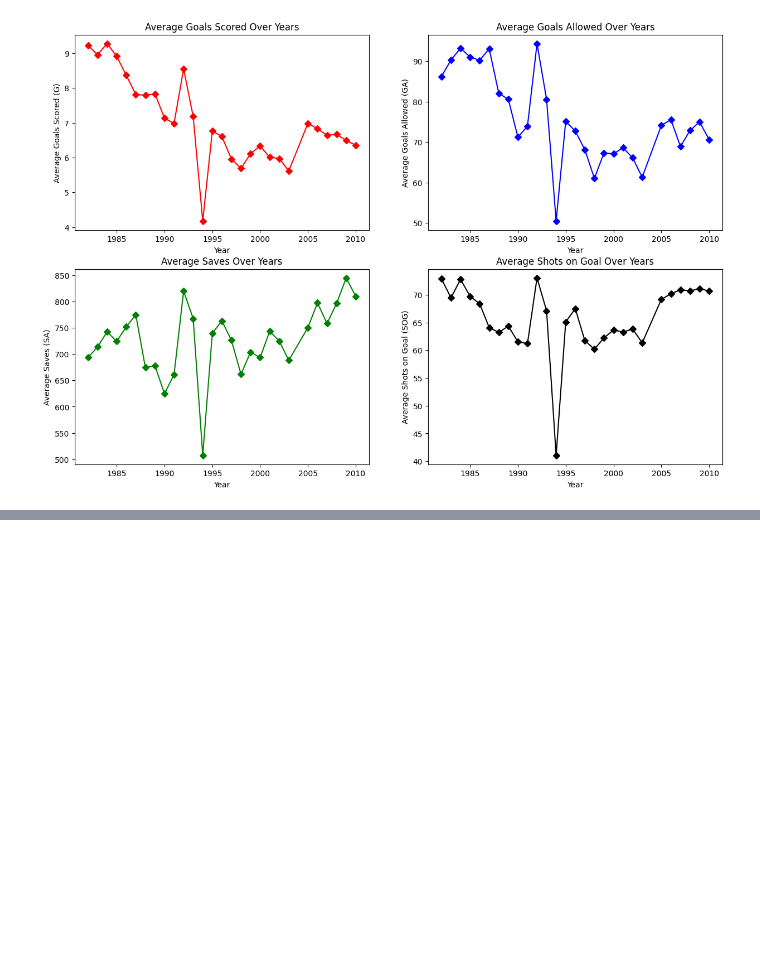
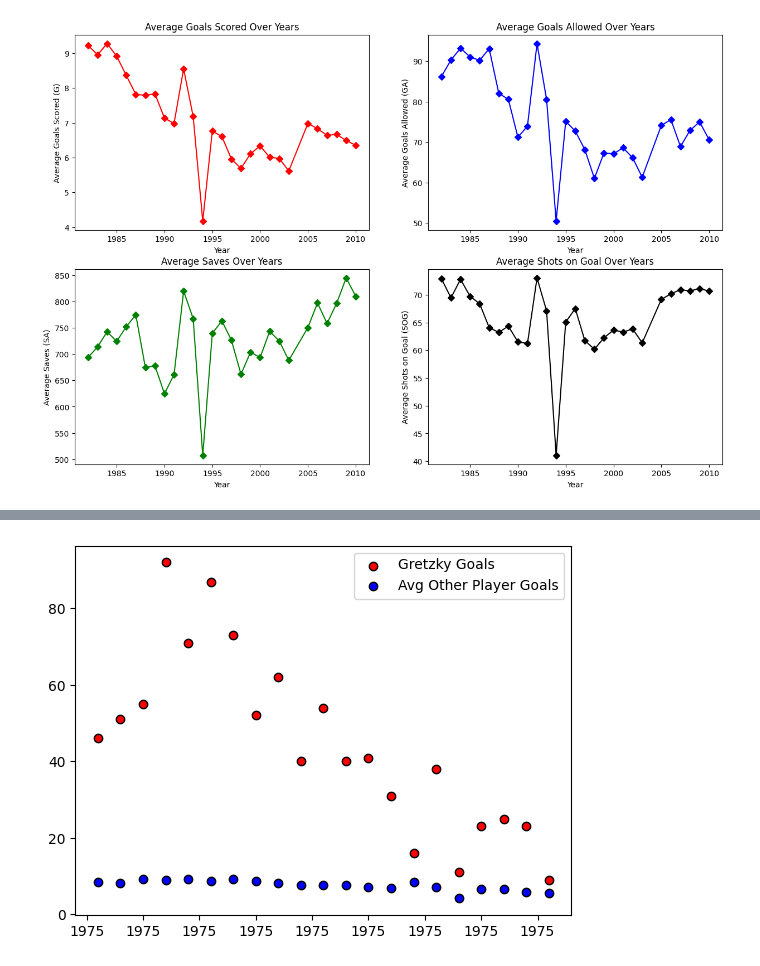
Before and after one commit to samwallach7/Project1-DELTS, a Jupyter notebook: project_1.ipynb, the cells around one changed output, grey strips where cells are left out. Cells and saved outputs as stored; diff of their text form; code cells hidden in the pictures; blank space fills up the shorter version.

Commit message:
added gretzky data

```diff
--- a/project_1.ipynb
+++ b/project_1.ipynb
@@ -236,3 +238,11 @@ ax4.set_title('Average Shots on Goal Over Years')
 fig.savefig('Output_files/sam/player_stats_output/subplot.png')
 # %% [output]
 [figure]
+# %%
+#Wayne Gretzky stats
+wayne_gretzky = clean_data[(clean_data['Player ID'] == "gretzwa01")]
+wayne_gretzky.head()
+
+#without Gretzky stats
+no_gretzky = clean_data[(clean_data['Player ID'] != "gretzwa01")]
+no_gretzky.head()
@@ -238,0 +256,24 @@ fig.savefig('Output_files/sam/player_stats_output/subplot.png')
+# %%
+#Wayne Gretzky stats by year
+wayne_gretzky_by_year = wayne_gretzky.groupby('Year')['Goals'].sum()
+wayne_gretzky_by_year = pd.DataFrame(wayne_gretzky_by_year)
+wayne_gretzky_by_year
+
+#all other players by year
+no_gretzky_by_year = no_gretzky.groupby('Year')['Goals'].mean()
+no_gretzky_by_year = pd.DataFrame(no_gretzky_by_year)
+no_gretzky_by_year = no_gretzky_by_year[(no_gretzky_by_year.index)<=1998]
+no_gretzky_by_year = no_gretzky_by_year[(no_gretzky_by_year.index)>=1978]
+# %%
+plt.scatter(wayne_gretzky_by_year.index,wayne_gretzky_by_year['Goals'], color='r',edgecolors='black')
+plt.scatter(no_gretzky_by_year.index, no_gretzky_by_year['Goals'], color ='b', edgecolors='black')
+legend_labels =['Gretzky Goals', 'Avg Other Player Goals']
+plt.legend(legend_labels)
+
+#chatgpt generated code
+plt.gca().xaxis.set_major_formatter(mdates.DateFormatter('%Y'))
+
+#show plot
+plt.show()
+# %% [output]
+[figure, added]
```
Also changed, not shown: parts of 3 cells of this notebook.
